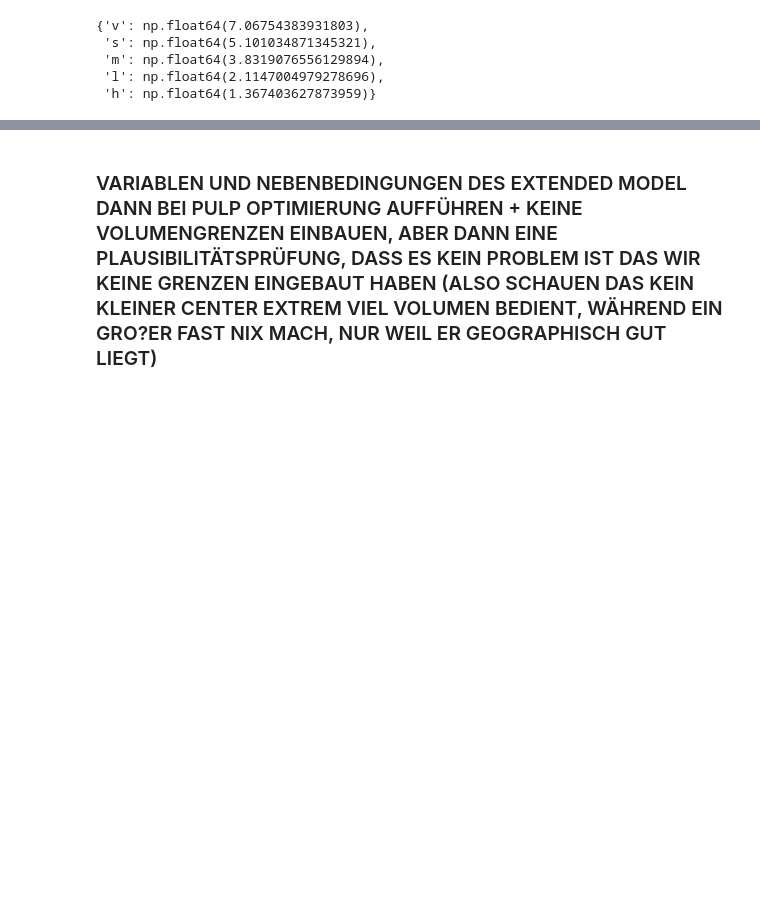
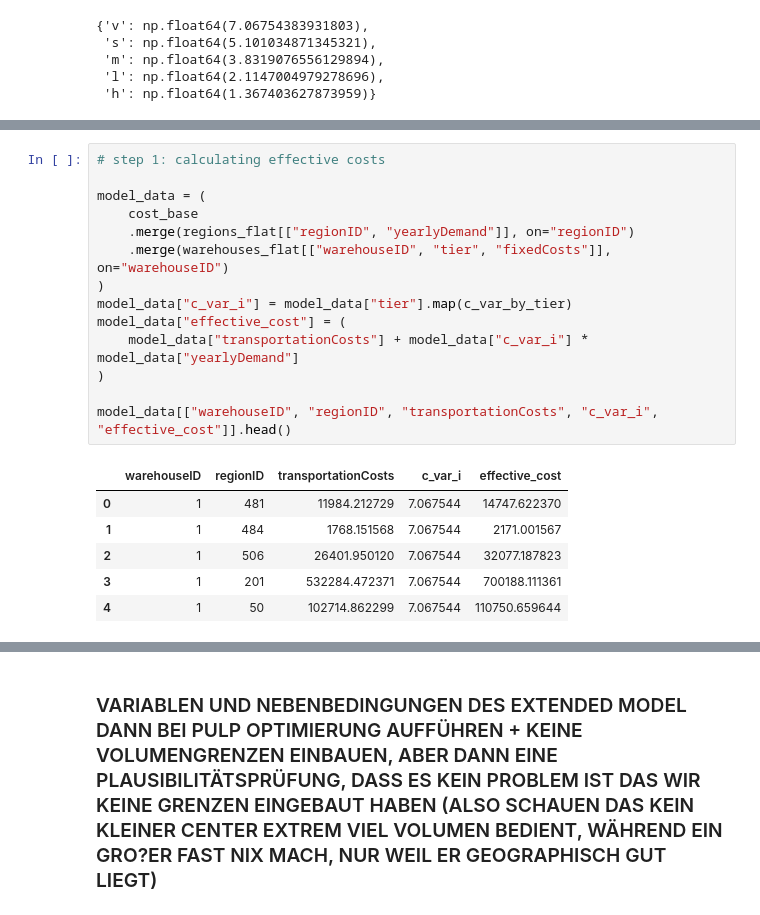
Before and after one commit to TimonLudwig1/case_study_3_d3, a Jupyter notebook: case_study.ipynb, the cells around one changed output, grey strips where cells are left out. Saved outputs shown, nothing was run; the diff lists cells and outputs as text; blank space fills up the shorter version.

```diff
--- a/case_study.ipynb
+++ b/case_study.ipynb
@@ -755,0 +804,21 @@ c_v^var anchor: 7.07 € per delivery
+# %%
+# step 1: calculating effective costs
+
+model_data = (
+    cost_base
+    .merge(regions_flat[["regionID", "yearlyDemand"]], on="regionID")
+    .merge(warehouses_flat[["warehouseID", "tier", "fixedCosts"]], on="warehouseID")
+)
+model_data["c_var_i"] = model_data["tier"].map(c_var_by_tier)
+model_data["effective_cost"] = (
+    model_data["transportationCosts"] + model_data["c_var_i"] * model_data["yearlyDemand"]
+)
+
+model_data[["warehouseID", "regionID", "transportationCosts", "c_var_i", "effective_cost"]].head()
+# %% [output]
+|  | warehouseID | regionID | transportationCosts | c_var_i | effective_cost |
+| 0 | 1 | 481 | 11984.212729 | 7.067544 | 14747.622370 |
+| 1 | 1 | 484 | 1768.151568 | 7.067544 | 2171.001567 |
+| 2 | 1 | 506 | 26401.950120 | 7.067544 | 32077.187823 |
+| 3 | 1 | 201 | 532284.472371 | 7.067544 | 700188.111361 |
+| 4 | 1 | 50 | 102714.862299 | 7.067544 | 110750.659644 |
```
Also changed, not shown: parts of 11 cells of this notebook.
